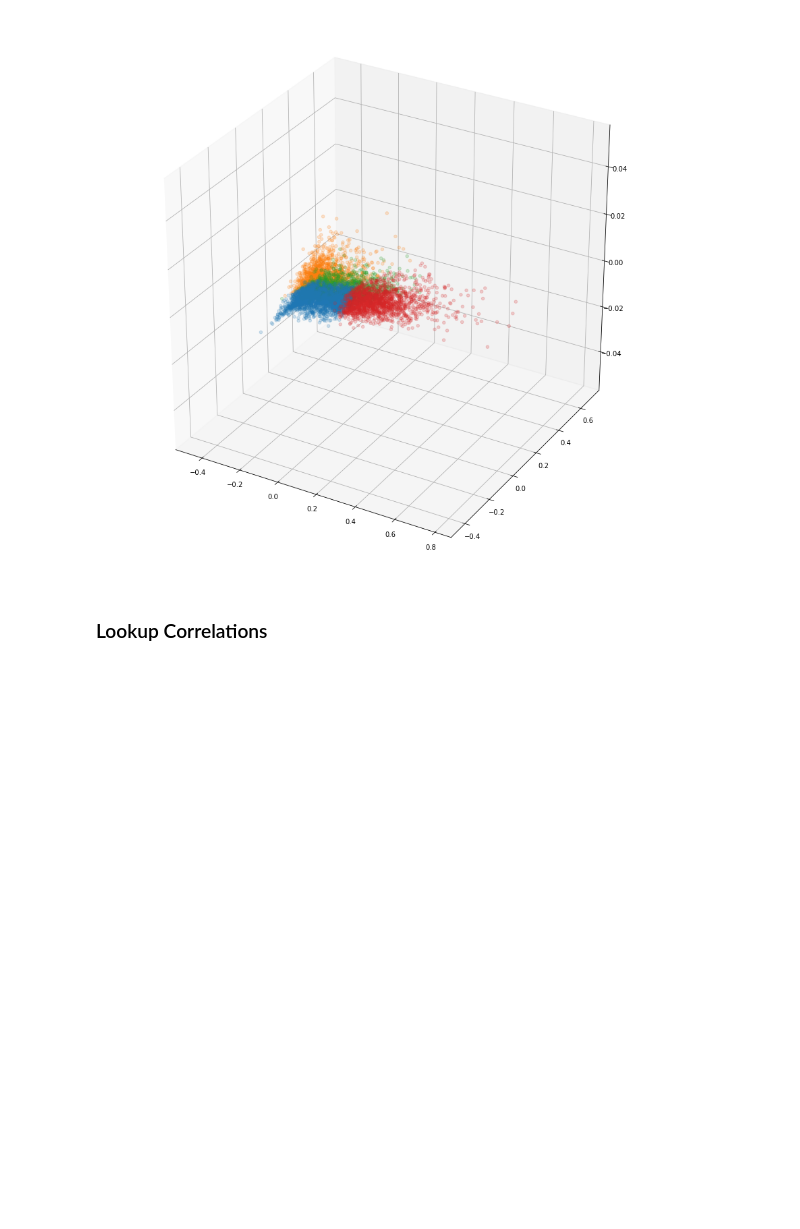
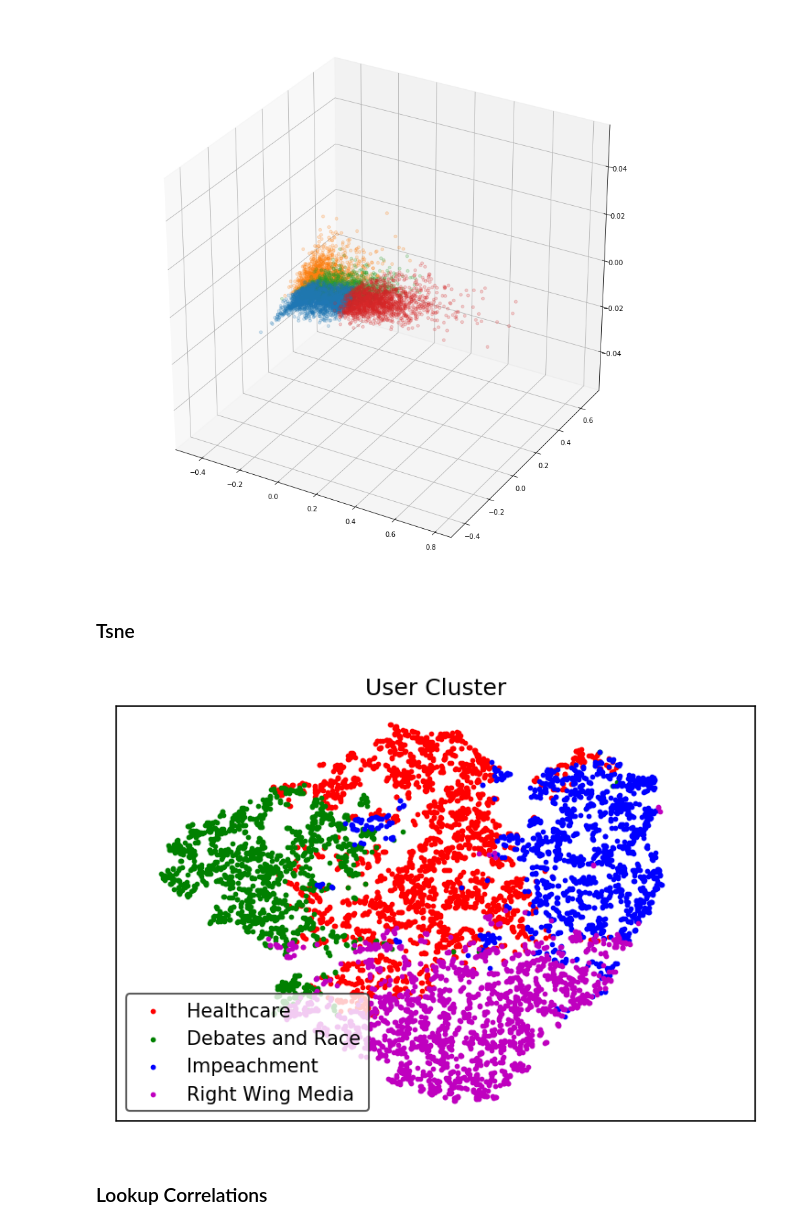
Before and after one commit to willyraedy/dem_electorate, a Jupyter notebook: notebooks/user_segmentation/Clustering - Numeric Values.ipynb, the cells around one changed output. Cells and saved outputs as stored; diff of their text form; code cells hidden in the pictures; blank space fills up the shorter version.

```diff
--- a/notebooks/Clustering - Numeric Values.ipynb
+++ b/notebooks/user_segmentation/Clustering - Numeric Values.ipynb
@@ -531,3 +531,5 @@ for g in range(num_clusters):
     ax.scatter(pca_graph[pca_graph.group == g][0], pca_graph[pca_graph.group == g][2], alpha=0.2)
 # %% [output]
 [figure]
+# %% [markdown]
+### Tsne
@@ -534,3 +539,24 @@ for g in range(num_clusters):
+# %%
+model = TSNE(n_components=2, random_state=0,verbose=0)
+low_data = model.fit_transform(cluster_df)
+# %%
+target = interp.group
+target_names = ['Healthcare', 'Debates and Race', 'Impeachment', 'Right Wing Media']
+
+colors = cycle(['r','g','b','m','y','orange','k','aqua','yellow'])
+target_ids = range(len(target_names))
+plt.figure(dpi=150)
+for i, c, label in zip(target_ids, colors, target_names):
+    plt.scatter(low_data[target == i, 0], low_data[target == i, 1], c=c, label=label, s=3, alpha=1)
+plt.legend(fontsize=10, loc='lower left', frameon=True, facecolor='#FFFFFF', edgecolor='#333333')
+plt.xlim(-100,100);
+plt.title("User Cluster", fontsize=12)
+# plt.ylabel("Junk TSNE Axis 2", fontsize=12)
+# plt.xlabel("Junk TSNE Axis 1", fontsize=12);
+plt.xticks([])
+plt.yticks([]);
+# %% [output]
+[figure, added]
 # %% [markdown]
 ### Lookup Correlations
 # %%
```
Also changed, not shown: parts of 21 cells of this notebook, 35 other files.
